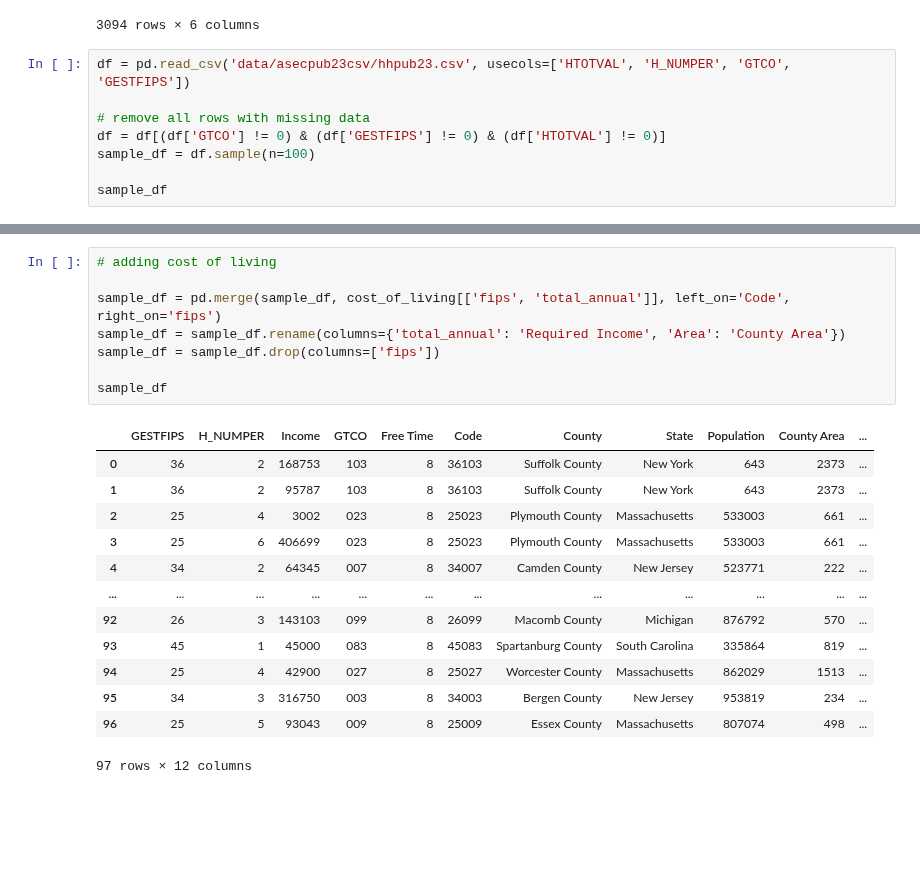
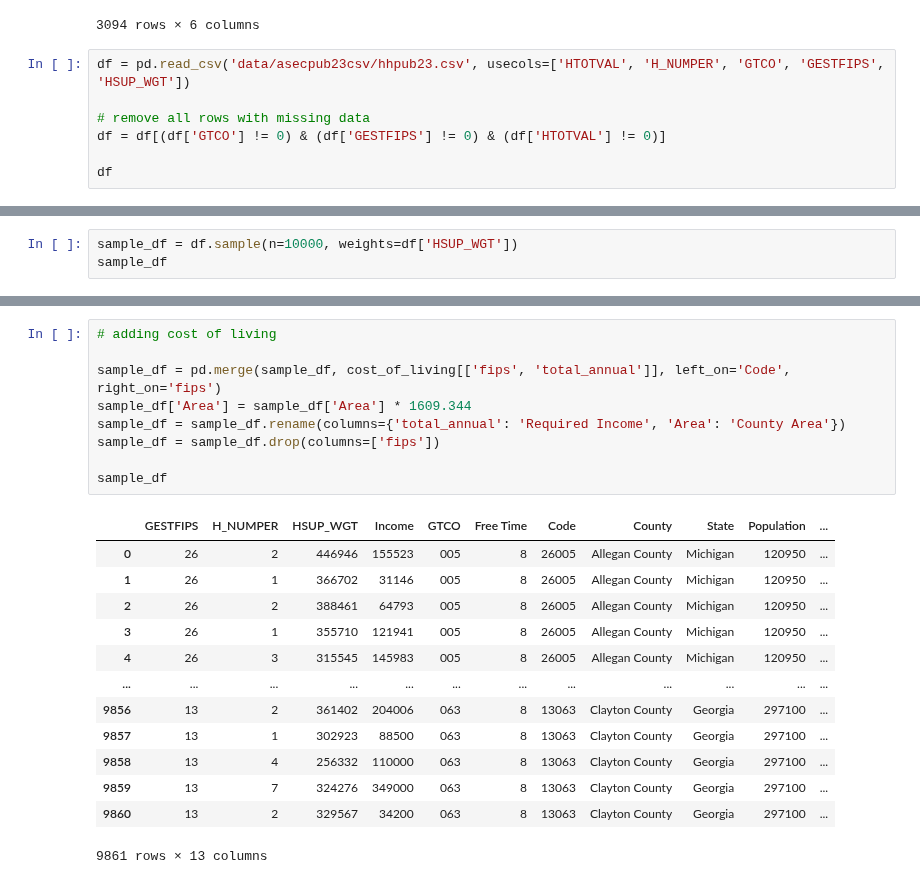
Before and after one commit to i2mx/IMMC-A-2024, a Jupyter notebook: Data.ipynb, the cells around one changed output, grey strips where cells are left out. Drawn from its saved outputs; the diff is of its cells as text; blank space fills up the shorter version.

Commit message:
fun times

```diff
--- a/Data.ipynb
+++ b/Data.ipynb
@@ -39,11 +40,10 @@ population
 | 3093 | Weston County | Wyoming | 56045 | 6745 | 2398 | 3 |
 3094 rows × 6 columns
 # %%
-df = pd.read_csv('data/asecpub23csv/hhpub23.csv', usecols=['HTOTVAL', 'H_NUMPER', 'GTCO', 'GESTFIPS'])
+df = pd.read_csv('data/asecpub23csv/hhpub23.csv', usecols=['HTOTVAL', 'H_NUMPER', 'GTCO', 'GESTFIPS', 'HSUP_WGT'])
 
 # remove all rows with missing data
 df = df[(df['GTCO'] != 0) & (df['GESTFIPS'] != 0) & (df['HTOTVAL'] != 0)]
-sample_df = df.sample(n=100)
 
-sample_df
+df
 # %% [output]
@@ -62,0 +67,3 @@ sample_df
+# %%
+sample_df = df.sample(n=10000, weights=df['HSUP_WGT'])
+sample_df
@@ -111,22 +147,23 @@ sample_df
 # %%
 # adding cost of living
 
 sample_df = pd.merge(sample_df, cost_of_living[['fips', 'total_annual']], left_on='Code', right_on='fips')
+sample_df['Area'] = sample_df['Area'] * 1609.344
 sample_df = sample_df.rename(columns={'total_annual': 'Required Income', 'Area': 'County Area'})
 sample_df = sample_df.drop(columns=['fips'])
 
 sample_df
 # %% [output]
-|  | GESTFIPS | H_NUMPER | Income | GTCO | Free Time | Code | County | State | Population | County Area | ... |
-| 0 | 36 | 2 | 168753 | 103 | 8 | 36103 | Suffolk County | New York | 643 | 2373 | ... |
-| 1 | 36 | 2 | 95787 | 103 | 8 | 36103 | Suffolk County | New York | 643 | 2373 | ... |
-| 2 | 25 | 4 | 3002 | 023 | 8 | 25023 | Plymouth County | Massachusetts | 533003 | 661 | ... |
-| 3 | 25 | 6 | 406699 | 023 | 8 | 25023 | Plymouth County | Massachusetts | 533003 | 661 | ... |
-| 4 | 34 | 2 | 64345 | 007 | 8 | 34007 | Camden County | New Jersey | 523771 | 222 | ... |
+|  | GESTFIPS | H_NUMPER | HSUP_WGT | Income | GTCO | Free Time | Code | County | State | Population | ... |
+| 0 | 26 | 2 | 446946 | 155523 | 005 | 8 | 26005 | Allegan County | Michigan | 120950 | ... |
+| 1 | 26 | 1 | 366702 | 31146 | 005 | 8 | 26005 | Allegan County | Michigan | 120950 | ... |
+| 2 | 26 | 2 | 388461 | 64793 | 005 | 8 | 26005 | Allegan County | Michigan | 120950 | ... |
+| 3 | 26 | 1 | 355710 | 121941 | 005 | 8 | 26005 | Allegan County | Michigan | 120950 | ... |
+| 4 | 26 | 3 | 315545 | 145983 | 005 | 8 | 26005 | Allegan County | Michigan | 120950 | ... |
 | ... | ... | ... | ... | ... | ... | ... | ... | ... | ... | ... | ... |
-| 92 | 26 | 3 | 143103 | 099 | 8 | 26099 | Macomb County | Michigan | 876792 | 570 | ... |
-| 93 | 45 | 1 | 45000 | 083 | 8 | 45083 | Spartanburg County | South Carolina | 335864 | 819 | ... |
-| 94 | 25 | 4 | 42900 | 027 | 8 | 25027 | Worcester County | Massachusetts | 862029 | 1513 | ... |
-| 95 | 34 | 3 | 316750 | 003 | 8 | 34003 | Bergen County | New Jersey | 953819 | 234 | ... |
-| 96 | 25 | 5 | 93043 | 009 | 8 | 25009 | Essex County | Massachusetts | 807074 | 498 | ... |
+| 9856 | 13 | 2 | 361402 | 204006 | 063 | 8 | 13063 | Clayton County | Georgia | 297100 | ... |
+| 9857 | 13 | 1 | 302923 | 88500 | 063 | 8 | 13063 | Clayton County | Georgia | 297100 | ... |
+| 9858 | 13 | 4 | 256332 | 110000 | 063 | 8 | 13063 | Clayton County | Georgia | 297100 | ... |
+| 9859 | 13 | 7 | 324276 | 349000 | 063 | 8 | 13063 | Clayton County | Georgia | 297100 | ... |
+| 9860 | 13 | 2 | 329567 | 34200 | 063 | 8 | 13063 | Clayton County | Georgia | 297100 | ... |
-97 rows × 12 columns
+9861 rows × 13 columns
```
Also changed, not shown: parts of 14 cells of this notebook, 12 other files.
